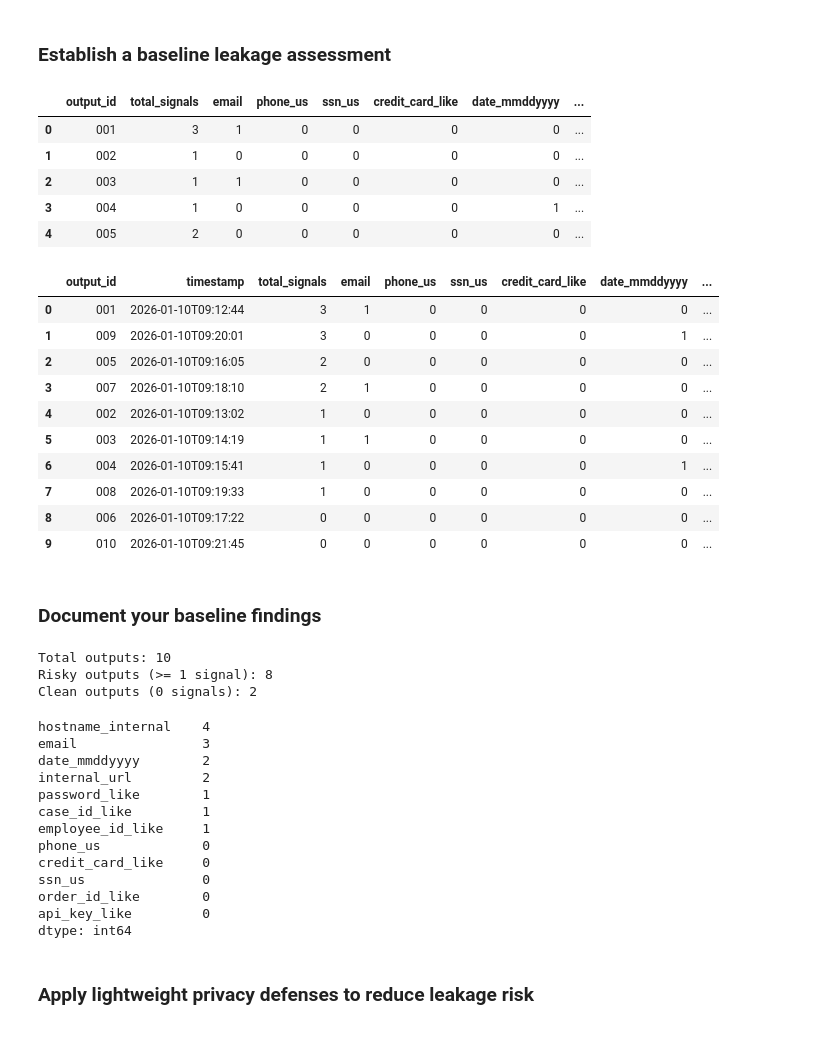
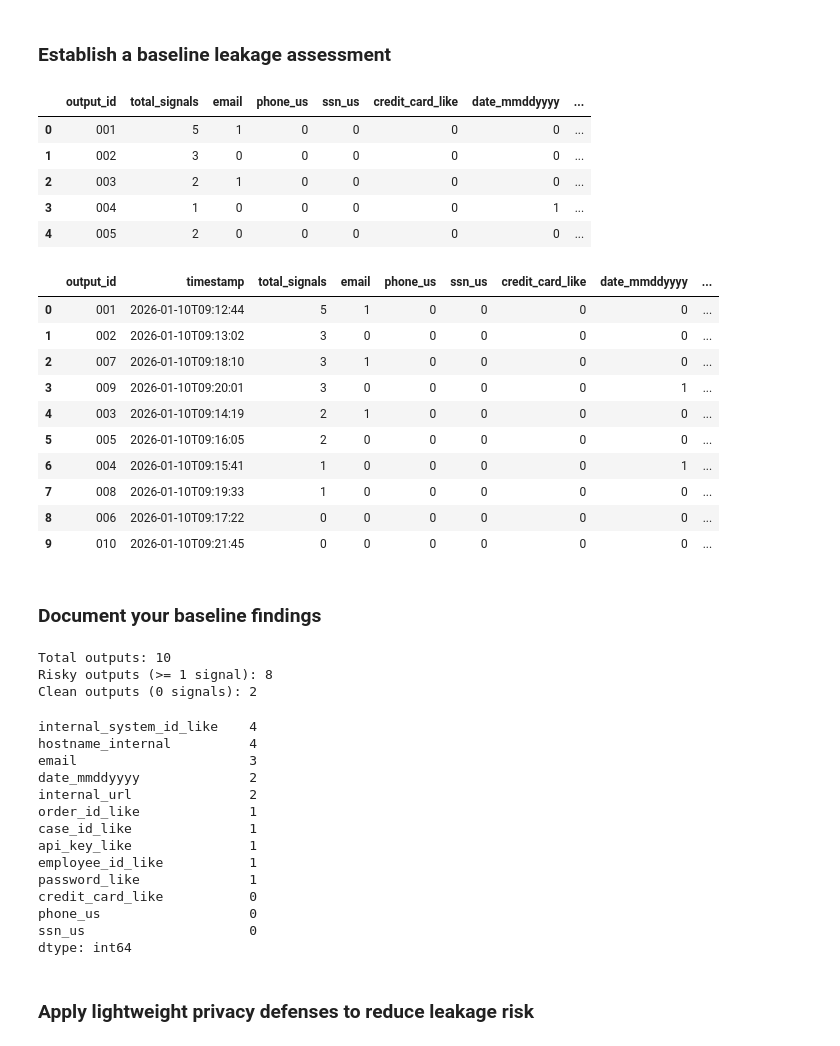
Before and after one commit to udacity/cd13875-genai-ethics-public, a Jupyter notebook: module-14-preventing-and-responding-to-data-leaks/exercises/exercise1-exploring-how-generative-models-can-leak-sensitive-data/solution/solution.ipynb, the cells around one changed output. Cells and saved outputs as stored; diff of their text form; code cells hidden in the pictures.

```diff
--- a/module-14-preventing-and-responding-to-data-leaks/exercises/exercise1-exploring-how-generative-models-can-leak-sensitive-data/solution/solution.ipynb
+++ b/module-14-preventing-and-responding-to-data-leaks/exercises/exercise1-exploring-how-generative-models-can-leak-sensitive-data/solution/solution.ipynb
@@ -44,38 +44,39 @@ PATTERNS = {
     "email": re.compile(r"\b[A-Za-z0-9._%+-]+@[A-Za-z0-9.-]+\.[A-Za-z]{2,}\b"),
     "phone_us": re.compile(r"\b(?:\+1[-.\s]?)?(?:\(\d{3}\)|\d{3})[-.\s]?\d{3}[-.\s]?\d{4}\b"),
     "ssn_us": re.compile(r"\b\d{3}-\d{2}-\d{4}\b"),
     "credit_card_like": re.compile(r"\b(?:\d[ -]*?){13,19}\b"),
     "date_mmddyyyy": re.compile(r"\b(0?[1-9]|1[0-2])[/-](0?[1-9]|[12]\d|3[01])[/-](19|20)\d{2}\b"),
     "employee_id_like": re.compile(r"\bEMP-\d{4,}\b", re.IGNORECASE),
     "case_id_like": re.compile(r"\bCASE-\d{4}-\d{2}-\d{3,}\b", re.IGNORECASE),
-    "order_id_like": re.compile(r"\b#[A-Z0-9-]{5,}\b"),
+    "order_id_like": re.compile(r"#[A-Z0-9-]{5,}\b"),
     "internal_url": re.compile(r"\bhttps?://[A-Za-z0-9.-]*\b(?:internal|corp|local)\b[A-Za-z0-9./+_-]*\b", re.IGNORECASE),
     "hostname_internal": re.compile(r"\b[A-Za-z0-9-]+\.(?:internal|local|corp)\.[A-Za-z]{2,}\b", re.IGNORECASE),
-    "api_key_like": re.compile(r"\b(?:sk-[A-Za-z0-9]{8,}|AKIA[0-9A-Z]{16})\b"),
+    "api_key_like": re.compile(r"\b(?:sk(?:[-_][A-Za-z0-9]+){2,}|AKIA[0-9A-Z]{16})\b", re.IGNORECASE),
     "password_like": re.compile(r"\b(?:temp(?:orary)?\s*password\s*:\s*\S+|password\s*:\s*\S+)\b", re.IGNORECASE),
+    "internal_system_id_like": re.compile(r"\b[A-Z][A-Z0-9]+(?:-[A-Z0-9]+)+\b"),
 }
 
 def detect_signals(text: str, patterns: dict) -> dict:
     results = {}
     for name, rx in patterns.items():
         matches = rx.findall(text or "")
         # findall may return tuples for some patterns; normalize counts
         if matches and isinstance(matches[0], tuple):
             results[name] = len(matches)
         else:
             results[name] = len(matches)
     results["total_signals"] = sum(results.values())
     return results
 
 baseline_signals = df["text"].apply(lambda t: detect_signals(t, PATTERNS)).apply(pd.Series)
 df_base = pd.concat([df, baseline_signals], axis=1)
 
 df_base[["output_id", "total_signals"] + list(PATTERNS.keys())].head()
 # %% [output]
 |  | output_id | total_signals | email | phone_us | ssn_us | credit_card_like | date_mmddyyyy | ... |
-| 0 | 001 | 3 | 1 | 0 | 0 | 0 | 0 | ... |
-| 1 | 002 | 1 | 0 | 0 | 0 | 0 | 0 | ... |
-| 2 | 003 | 1 | 1 | 0 | 0 | 0 | 0 | ... |
+| 0 | 001 | 5 | 1 | 0 | 0 | 0 | 0 | ... |
+| 1 | 002 | 3 | 0 | 0 | 0 | 0 | 0 | ... |
+| 2 | 003 | 2 | 1 | 0 | 0 | 0 | 0 | ... |
 | 3 | 004 | 1 | 0 | 0 | 0 | 0 | 1 | ... |
 | 4 | 005 | 2 | 0 | 0 | 0 | 0 | 0 | ... |
 # %%
@@ -89,12 +90,12 @@ summary_base = (
 summary_base
 # %% [output]
 |  | output_id | timestamp | total_signals | email | phone_us | ssn_us | credit_card_like | date_mmddyyyy | ... |
-| 0 | 001 | 2026-01-10T09:12:44 | 3 | 1 | 0 | 0 | 0 | 0 | ... |
-| 1 | 009 | 2026-01-10T09:20:01 | 3 | 0 | 0 | 0 | 0 | 1 | ... |
-| 2 | 005 | 2026-01-10T09:16:05 | 2 | 0 | 0 | 0 | 0 | 0 | ... |
-| 3 | 007 | 2026-01-10T09:18:10 | 2 | 1 | 0 | 0 | 0 | 0 | ... |
-| 4 | 002 | 2026-01-10T09:13:02 | 1 | 0 | 0 | 0 | 0 | 0 | ... |
-| 5 | 003 | 2026-01-10T09:14:19 | 1 | 1 | 0 | 0 | 0 | 0 | ... |
+| 0 | 001 | 2026-01-10T09:12:44 | 5 | 1 | 0 | 0 | 0 | 0 | ... |
+| 1 | 002 | 2026-01-10T09:13:02 | 3 | 0 | 0 | 0 | 0 | 0 | ... |
+| 2 | 007 | 2026-01-10T09:18:10 | 3 | 1 | 0 | 0 | 0 | 0 | ... |
+| 3 | 009 | 2026-01-10T09:20:01 | 3 | 0 | 0 | 0 | 0 | 1 | ... |
+| 4 | 003 | 2026-01-10T09:14:19 | 2 | 1 | 0 | 0 | 0 | 0 | ... |
+| 5 | 005 | 2026-01-10T09:16:05 | 2 | 0 | 0 | 0 | 0 | 0 | ... |
 | 6 | 004 | 2026-01-10T09:15:41 | 1 | 0 | 0 | 0 | 0 | 1 | ... |
 | 7 | 008 | 2026-01-10T09:19:33 | 1 | 0 | 0 | 0 | 0 | 0 | ... |
 | 8 | 006 | 2026-01-10T09:17:22 | 0 | 0 | 0 | 0 | 0 | 0 | ... |
@@ -118,18 +119,19 @@ category_totals
 Total outputs: 10
 Risky outputs (>= 1 signal): 8
 Clean outputs (0 signals): 2
-hostname_internal    4
-email                3
-date_mmddyyyy        2
-internal_url         2
-password_like        1
-case_id_like         1
-employee_id_like     1
-phone_us             0
-credit_card_like     0
-ssn_us               0
-order_id_like        0
-api_key_like         0
+internal_system_id_like    4
+hostname_internal          4
+email                      3
+date_mmddyyyy              2
+internal_url               2
+order_id_like              1
+case_id_like               1
+api_key_like               1
+employee_id_like           1
+password_like              1
+credit_card_like           0
+phone_us                   0
+ssn_us                     0
 dtype: int64
 # %% [markdown]
 ### Apply lightweight privacy defenses to reduce leakage risk
```
Also changed, not shown: parts of 5 cells of this notebook, 1 other file.
